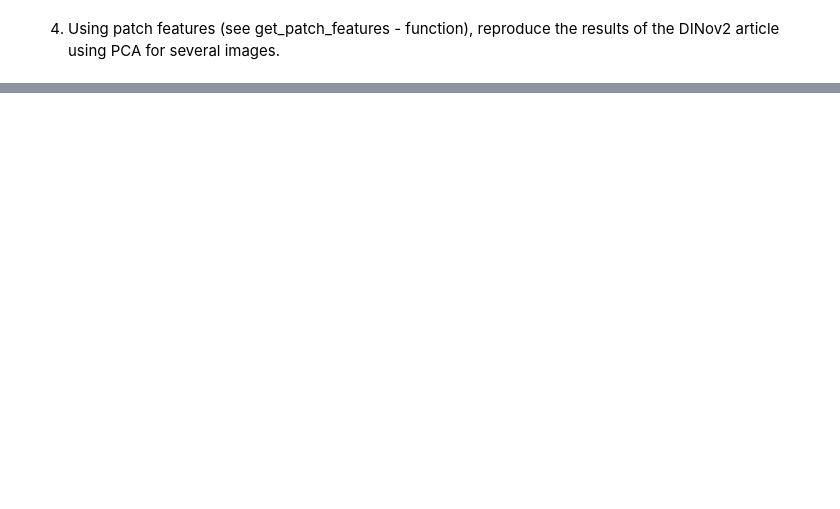
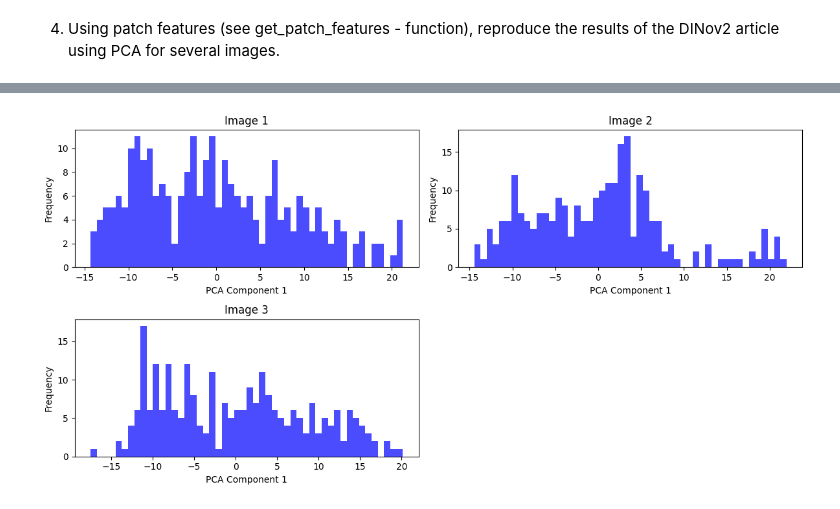
Before and after one commit to mariamzhamakochyan/DINOv2-Image-Analysis-and-Classification, a Jupyter notebook: Untitled1.ipynb, the cells around one changed output, grey strips where cells are left out. Saved outputs shown, nothing was run; the diff lists cells and outputs as text; code cells hidden in the pictures; blank space fills up the shorter version.

```diff
--- a/Untitled1.ipynb
+++ b/Untitled1.ipynb
@@ -253,0 +278,45 @@ plt.show()
+# %%
+image_paths = ['sample_data/images/Cat/1.jpg', 'sample_data/images/Dog/2.jpg', 'sample_data/images/Cat/3.jpg']
+
+# Preprocess and prepare the images
+images = []
+for path in image_paths:
+    img = Image.open(path).convert("RGB")
+    img = T.Resize((224, 224))(img)
+    img = T.ToTensor()(img)
+    img = T.Normalize(mean=(0.485, 0.456, 0.406), std=(0.229, 0.224, 0.225))(img)
+    images.append(img)
+
+# Get the patch features for each image
+patch_features_list = []
+for image in images:
+    patch_features = get_patch_features(model, image.unsqueeze(0))
+    patch_features_list.append(patch_features)
+
+# Apply PCA for dimensionality reduction for each image
+pca_list = []
+pca_features_list = []
+for patch_features in patch_features_list:
+    # Reshape patch features
+    patch_features_reshaped = patch_features.reshape(-1, patch_features.shape[-1])
+
+    # Apply PCA
+    pca = PCA(n_components=3)
+    pca_features = pca.fit_transform(patch_features_reshaped)
+
+    pca_list.append(pca)
+    pca_features_list.append(pca_features)
+
+# Visualize the PCA components using histograms
+plt.figure(figsize=(12, 6))
+for i, pca_features in enumerate(pca_features_list):
+    plt.subplot(2, 2, i+1)
+    plt.hist(pca_features[:, 0], bins=50, color='blue', alpha=0.7)
+    plt.xlabel('PCA Component 1')
+    plt.ylabel('Frequency')
+    plt.title(f'Image {i+1}')
+
+plt.tight_layout()
+plt.show()
+# %% [output]
+[figure, added]
```
Also changed, not shown: parts of 11 cells of this notebook.
